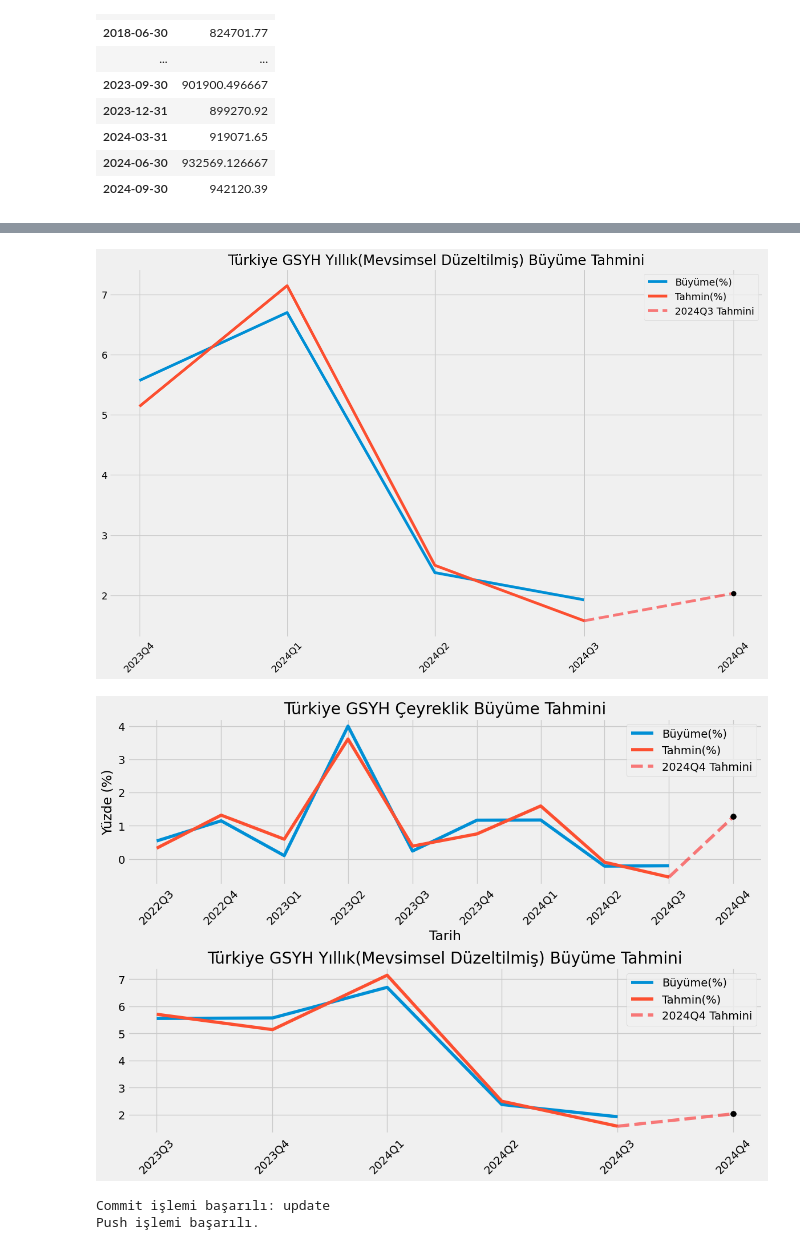
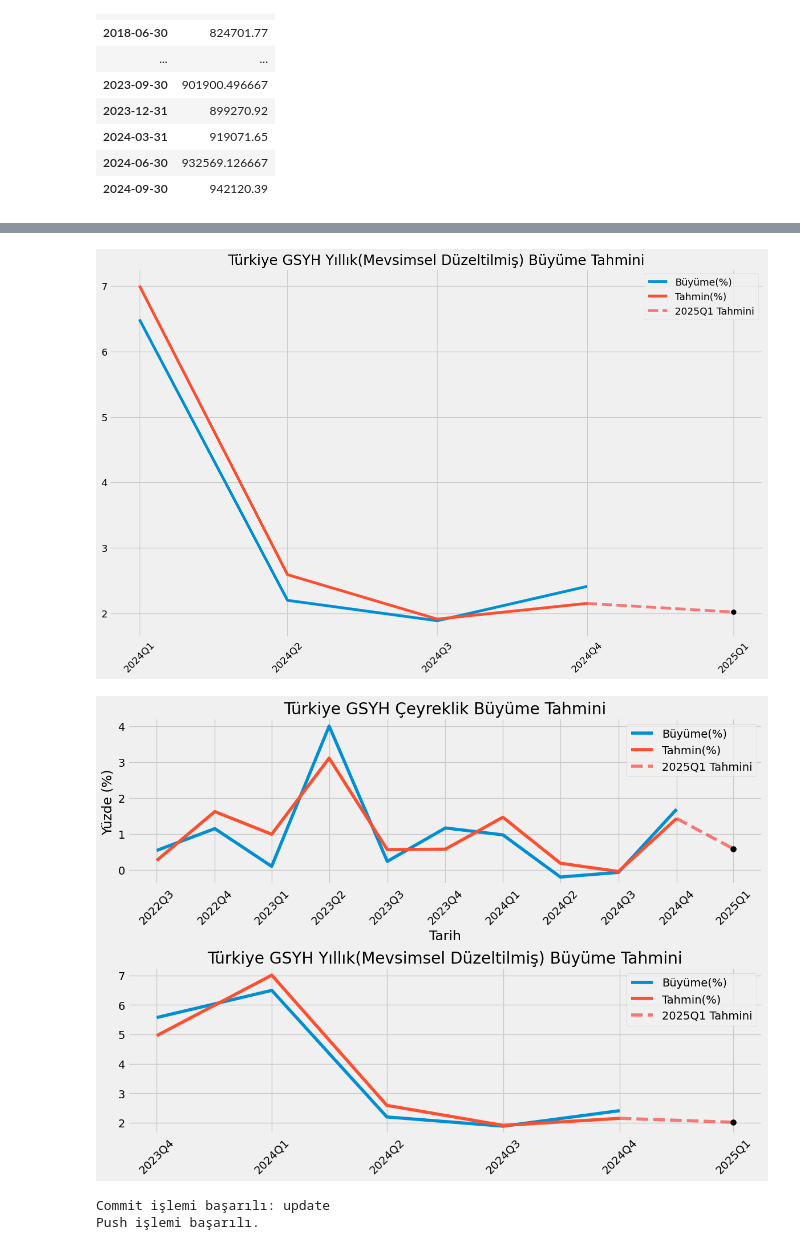
Before and after one commit to kaboya19/BuyumeTahmin, a Jupyter notebook: BuyumeTahmin.ipynb, the cells around one changed output, grey strips where cells are left out. Drawn from its saved outputs; the diff is of its cells as text; code cells hidden in the pictures.

```diff
--- a/BuyumeTahmin.ipynb
+++ b/BuyumeTahmin.ipynb
@@ -1242,7 +1518,7 @@ tahmin_degerleri=predictions["Tahmin"]
 ortalama = np.sum(predictions["Tahmin"]*predictions["Ağırlık"])/(np.sum(predictions["Ağırlık"]))
 standart_sapma = np.std(tahmin_degerleri)
 
-for esik in [0.85,0.95,0.995]:
+for esik in [0.85]:
     z = stats.norm.ppf(esik)
     if esik==0.995:
         guven=99
@@ -1284,0 +1539,7 @@ sonuç
+# %%
+sonuç=pd.DataFrame()
+sonuç=pd.concat([tahminler1["Tahmin"],tahminler2["Tahmin"],tahminler3["Tahmin"]],axis=1)
+sonuç["Ortalama"]=sonuç.mean(axis=1)
+sonuç["Büyüme"]=tahminler1["Büyüme"]
+sonuç.index=pd.to_datetime(sonuç.index)
+sonuç
@@ -1368,10 +1642,10 @@ veri=veri.set_index(pd.date_range(start="1998-03-31",freq="Q",periods=len(veri))
 # %%
 
 
-veri.loc[pd.to_datetime("2024-12-31")]=veri["Büyüme"].iloc[-1]*(1+(sonuç["Ortalama"].iloc[-1]/100))
+veri.loc[pd.to_datetime("2025-03-31")]=veri["Büyüme"].iloc[-1]*(1+(sonuç["Ortalama"].iloc[-1]/100))
 # %%
 veri["Tahmin"]=0
-veri["Tahmin"].loc[sonuç.index[0]]=veri.loc["2022-06-30","Büyüme"]*(1+(sonuç["Ortalama"].iloc[0]/100))
+veri["Tahmin"].loc[sonuç.index[0]]=veri.loc["2022-09-30","Büyüme"]*(1+(sonuç["Ortalama"].iloc[0]/100))
 for i in range(1,len(sonuç)):
     veri["Tahmin"].loc[sonuç.index[i]]=veri.loc[sonuç.index[i-1],"Büyüme"]*(1+(sonuç["Ortalama"].iloc[i]/100))
 
@@ -1440,7 +1714,7 @@ plt.plot(veri["Büyüme"][-5:-1], label="Büyüme(%)")
 plt.plot(veri["Tahmin"][-5:-1], label="Tahmin(%)")
 
 # 2024Q1 Tahmini çizimi
-plt.plot(veri["Tahmin"].iloc[-2:], "--", label="2024Q3 Tahmini", color="red", alpha=0.5)
+plt.plot(veri["Tahmin"].iloc[-2:], "--", label="2025Q1 Tahmini", color="red", alpha=0.5)
 
 # Son tahmin noktasının gösterimi
 plt.scatter(x=veri.index[-1], y=veri["Tahmin"][-1], color="black", s=50, zorder=3)
@@ -1452,7 +1726,7 @@ tarihler = [tarih_ceyrek(t) for t in veri.index[-5:]]
 plt.xticks(ticks=veri.index[-5:], labels=tarihler, rotation=45)
 plt.grid(True)
 # %% [output]
-[figure, old version]
+[figure, new version]
 # %%
 import matplotlib.pyplot as plt
 import matplotlib.dates as mdates
@@ -1478,7 +1752,7 @@ plt.plot(sonuç["Büyüme"][:-1], label="Büyüme(%)")
 plt.plot(sonuç["Ortalama"][:-1], label="Tahmin(%)")
 
 # 2024Q1 Tahmini çizimi
-plt.plot(sonuç["Ortalama"].iloc[-2:], "--", label="2024Q4 Tahmini", color="red", alpha=0.5)
+plt.plot(sonuç["Ortalama"].iloc[-2:], "--", label="2025Q1 Tahmini", color="red", alpha=0.5)
 
 # Son tahmin noktasının gösterimi
 plt.scatter(x=sonuç.index[-1], y=sonuç["Ortalama"][-1], color="black", s=50, zorder=3)
@@ -1505,35 +1779,35 @@ def tarih_ceyrek(tarih):
     if ay <= 3:
         return f"{yil}Q1"
     elif ay <= 6:
         return f"{yil}Q2"
     elif ay <= 9:
         return f"{yil}Q3"
     else:
         return f"{yil}Q4"
 
 
 
 plt.title("Türkiye GSYH Yıllık(Mevsimsel Düzeltilmiş) Büyüme Tahmini")
 
 # Tahminlerin çizimi
 plt.plot(veri["Büyüme"][-6:-1], label="Büyüme(%)")
 plt.plot(veri["Tahmin"][-6:-1], label="Tahmin(%)")
 
 # 2024Q1 Tahmini çizimi
-plt.plot(veri["Tahmin"].iloc[-2:], "--", label="2024Q4 Tahmini", color="red", alpha=0.5)
+plt.plot(veri["Tahmin"].iloc[-2:], "--", label="2025Q1 Tahmini", color="red", alpha=0.5)
 
 # Son tahmin noktasının gösterimi
 plt.scatter(x=veri.index[-1], y=veri["Tahmin"][-1], color="black", s=50, zorder=3)
 
 # Eksen etiketlerinin ve gösterge için konfigürasyon
 plt.legend()
 # Çeyreklik gösterimi için eksen etiketlerinin ve formatın ayarlanması
 tarihler = [tarih_ceyrek(t) for t in veri.index[-6:]]
 plt.xticks(ticks=veri.index[-6:], labels=tarihler, rotation=45)
 plt.subplots_adjust(hspace=0.5)
 plt.grid(True)
 # %% [output]
-[figure, old version]
+[figure, new version]
 # %%
 import os
 import subprocess
```
Also changed, not shown: parts of 53 cells of this notebook, 16 other files.
